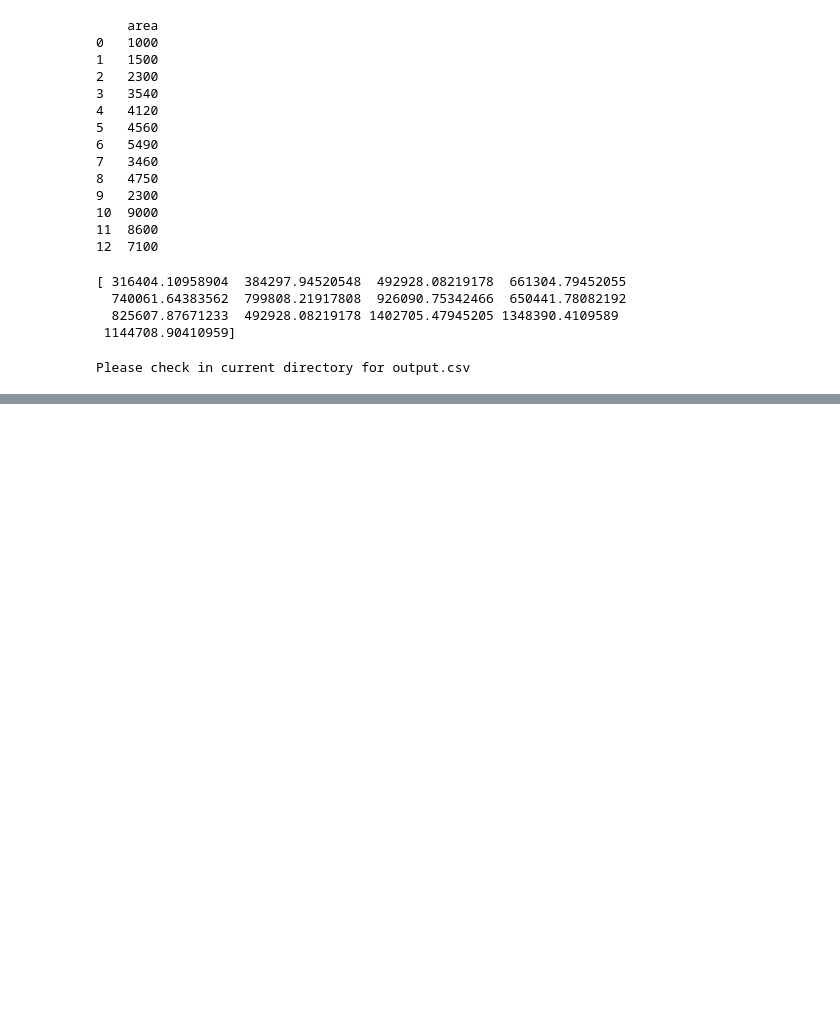
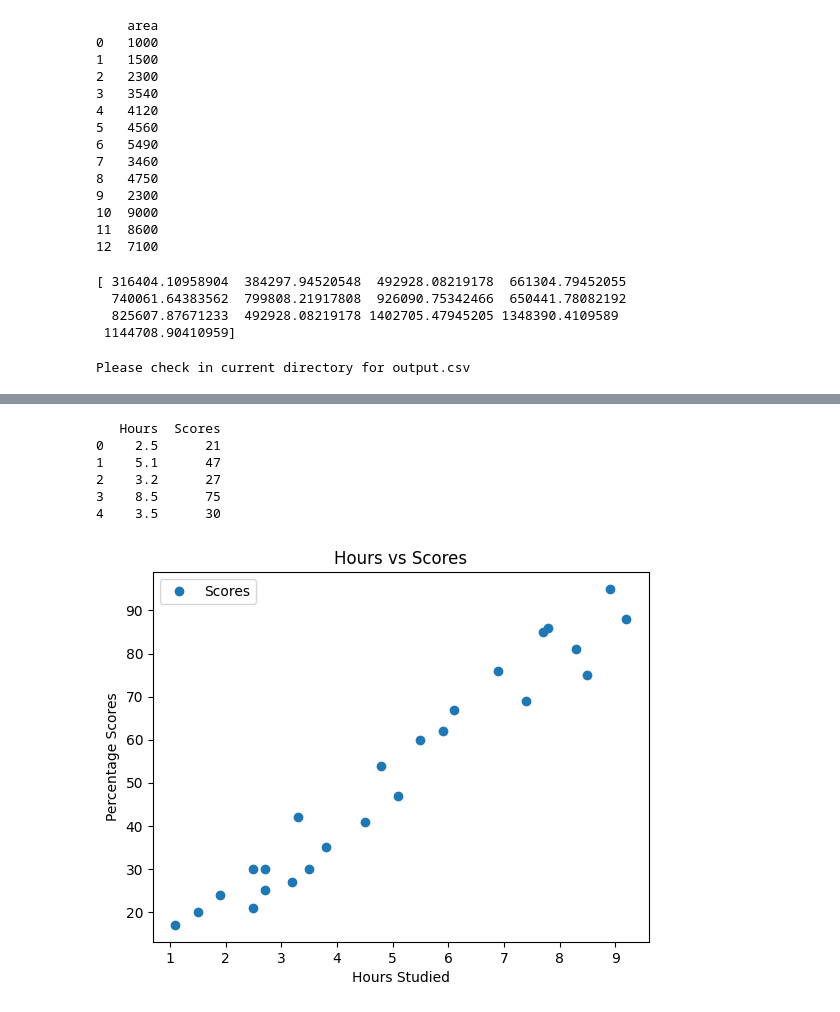
Before and after one commit to lokeshneerasa/MACHINE-LEARNING, a Jupyter notebook: MACHINE_LEARNING.ipynb, the cells around one changed output, grey strips where cells are left out. Cells and saved outputs as stored; diff of their text form; code cells hidden in the pictures; blank space fills up the shorter version.

```diff
--- a/MACHINE_LEARNING.ipynb
+++ b/MACHINE_LEARNING.ipynb
@@ -521,0 +531,26 @@ Please check in current directory for output.csv
+# %%
+import pandas as pd
+df=pd.read_csv("student_scores.csv")
+print(df.head())
+# %% [output]
+   Hours  Scores
+0    2.5      21
+1    5.1      47
+2    3.2      27
+3    8.5      75
+4    3.5      30
+# %%
+#Ex:2 Plotting the dataset
+import pandas as pd
+import matplotlib.pyplot as plt
+df=pd.read_csv("student_scores.csv")
+
+df.plot('Hours','Scores',style='o')
+
+plt.title("Hours vs Scores")
+
+plt.xlabel("Hours Studied")
+plt.ylabel("Percentage Scores")
+plt.show()
+# %% [output]
+[figure, added]
```
Also changed, not shown: parts of 18 cells of this notebook.
